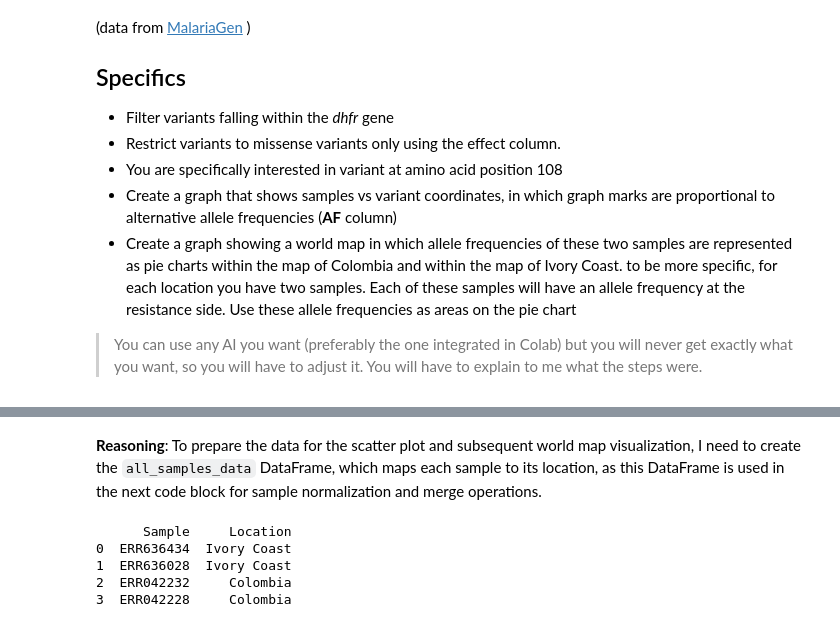
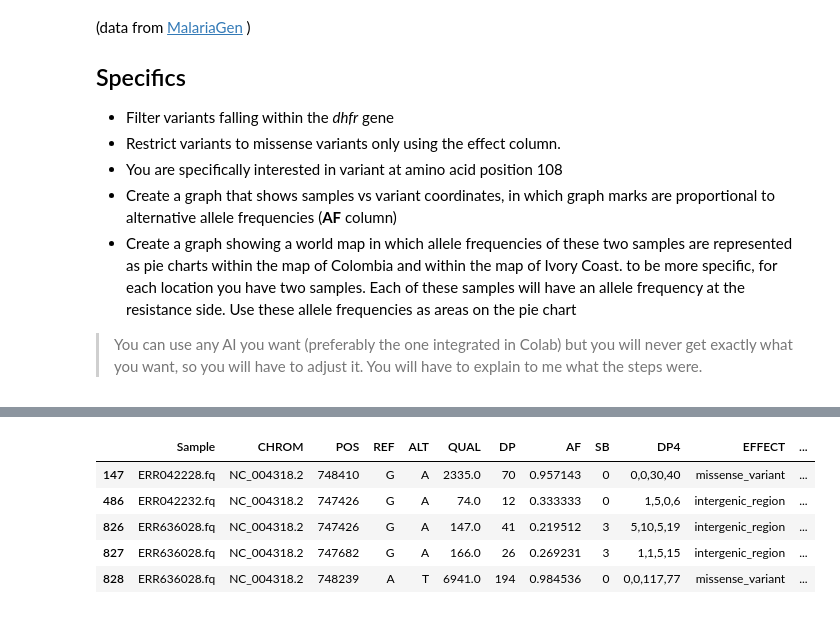
Before and after one commit to LandonTeeter/bashing, a Jupyter notebook: Projects/Project 1.ipynb, the cells around one changed output, grey strips where cells are left out. Cells and saved outputs as stored; diff of their text form; code cells hidden in the pictures.

```diff
--- a/Projects/Project 1.ipynb
+++ b/Projects/Project 1.ipynb
@@ -24,12 +41,3 @@ variants.head()
 | 2 | ERR042228.fq | NC_004318.2 | 659163 | C | A | 1928.0 | 56 | 0.982143 | 0 | 0,0,21,35 | missense_variant | ... |
 | 3 | ERR042228.fq | NC_004318.2 | 659167 | C | T | 1887.0 | 56 | 0.964286 | 0 | 0,0,21,35 | missense_variant | ... |
 | 4 | ERR042228.fq | NC_004318.2 | 660292 | T | C | 104.0 | 34 | 0.176471 | 0 | 6,8,2,4 | intergenic_region | ... |
-# %%
-import pandas as pd
-
-variants = pd.read_csv(
-    "https://raw.githubusercontent.com/nekrut/bda/main/data/pf_variants.tsv",
-    sep="\t"
-)
-
-variants.head()
@@ -907,15 +71,10 @@ print(dhfr_108_variants.head())
-# %% [markdown]
-**Reasoning**:
-To prepare the data for the scatter plot and subsequent world map visualization, I need to create the `all_samples_data` DataFrame, which maps each sample to its location, as this DataFrame is used in the next code block for sample normalization and merge operations.
-# %%
-all_samples_data = pd.DataFrame({
-    'Sample': ['ERR636434', 'ERR636028', 'ERR042232', 'ERR042228'],
-    'Location': ['Ivory Coast', 'Ivory Coast', 'Colombia', 'Colombia']
-})
-print(all_samples_data)
-# %% [output]
-      Sample     Location
-0  ERR636434  Ivory Coast
-1  ERR636028  Ivory Coast
-2  ERR042232     Colombia
-3  ERR042228     Colombia
+# %%
+dhfr_variants = variants[variants['GENE'].str.contains('PF3D7_0417200')]
+display(dhfr_variants.head())
+# %% [output]
+|  | Sample | CHROM | POS | REF | ALT | QUAL | DP | AF | SB | DP4 | EFFECT | ... |
+| 147 | ERR042228.fq | NC_004318.2 | 748410 | G | A | 2335.0 | 70 | 0.957143 | 0 | 0,0,30,40 | missense_variant | ... |
+| 486 | ERR042232.fq | NC_004318.2 | 747426 | G | A | 74.0 | 12 | 0.333333 | 0 | 1,5,0,6 | intergenic_region | ... |
+| 826 | ERR636028.fq | NC_004318.2 | 747426 | G | A | 147.0 | 41 | 0.219512 | 3 | 5,10,5,19 | intergenic_region | ... |
+| 827 | ERR636028.fq | NC_004318.2 | 747682 | G | A | 166.0 | 26 | 0.269231 | 3 | 1,1,5,15 | intergenic_region | ... |
+| 828 | ERR636028.fq | NC_004318.2 | 748239 | A | T | 6941.0 | 194 | 0.984536 | 0 | 0,0,117,77 | missense_variant | ... |
```
Also changed, not shown: parts of 81 cells of this notebook.
